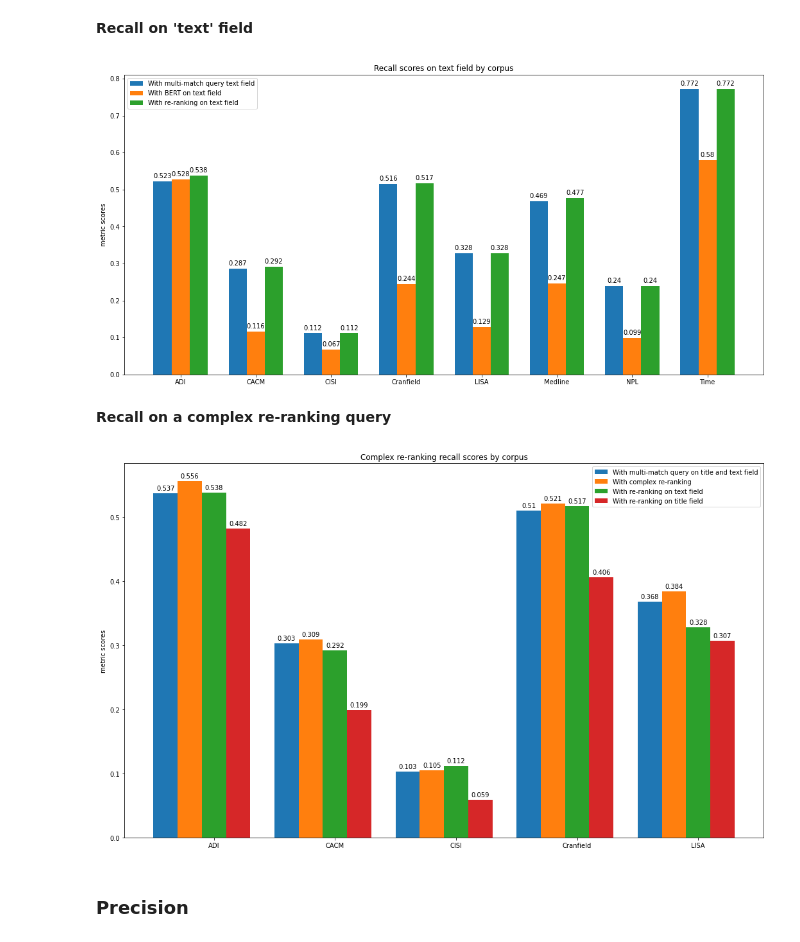
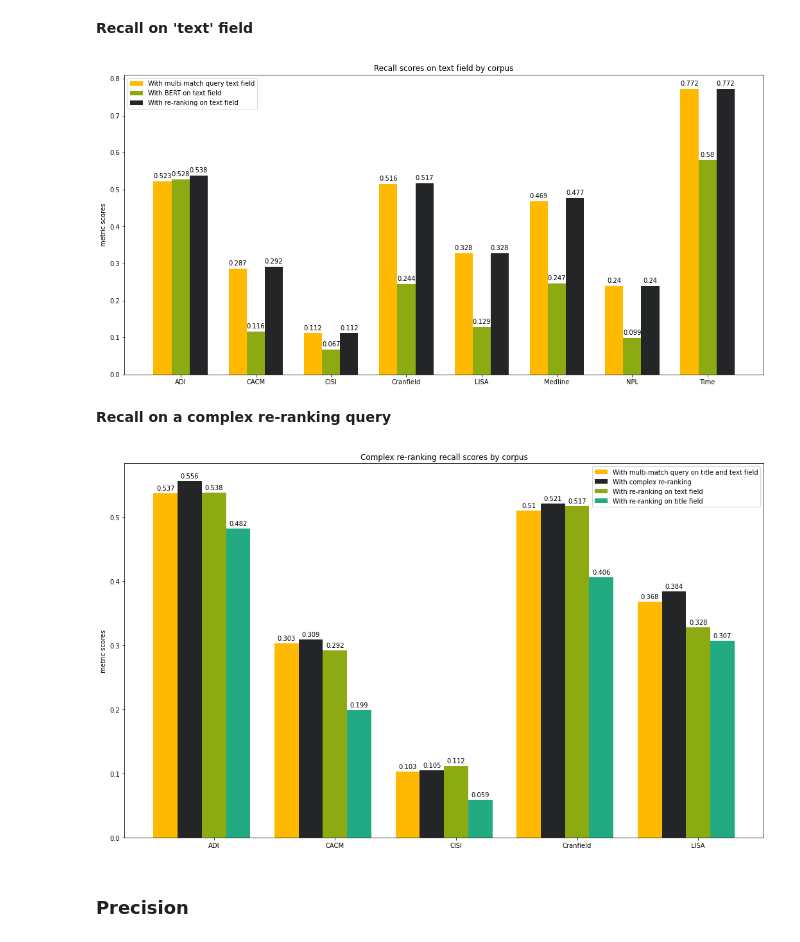
Before and after one commit to pragmalingu/experiments, a Jupyter notebook: 02_Embeddings/Experiment/Second_Experiment_BERT_Embeddings.ipynb, the cells around one changed output. Drawn from its saved outputs; the diff is of its cells as text; code cells hidden in the pictures.

```diff
--- a/02_Embeddings/Experiment/Second_Experiment_BERT_Embeddings.ipynb
+++ b/02_Embeddings/Experiment/Second_Experiment_BERT_Embeddings.ipynb
@@ -3344,10 +3332,13 @@ x = np.arange(len(labels))*2.5  # the label locations
 
 width = 0.6  # the width of the bars
 
+# orange, green, turquoise, black, red, yellow, white
+pragma_colors =  ['#ffb900', '#8cab13', '#22ab82', '#242526', '#cc0000',  '#ffcc00', '#ffffff']
+
 fig, ax = plt.subplots()
-rects1 = ax.bar(x - width, match_metrics_recall_text , width, label='With multi-match query text field')
-rects2 = ax.bar(x, bert_text_metrics_recall, width, label='With BERT on text field')
-rects3 = ax.bar(x + width, rerank_bert_text_metrics_recall, width, label='With re-ranking on text field')
+rects1 = ax.bar(x - width, match_metrics_recall_text , width, label='With multi-match query text field', color=pragma_colors[0])
+rects2 = ax.bar(x, bert_text_metrics_recall, width, label='With BERT on text field', color=pragma_colors[1])
+rects3 = ax.bar(x + width, rerank_bert_text_metrics_recall, width, label='With re-ranking on text field', color=pragma_colors[3])
 
 # Add some text for labels, title and custom x-axis tick labels, etc.
 ax.set_ylabel('metric scores')
@@ -3377,7 +3368,7 @@ fig.set_figheight(8)
 
 plt.show()
 # %% [output]
-[figure, old version]
+[figure, new version]
 # %% [markdown]
 **Recall on a complex re-ranking query**
 # %%
@@ -3420,41 +3411,44 @@ x = np.arange(len(labels))*2.5  # the label locations
 
 width = 0.5  # the width of the bars
 
+# orange, green, turquoise, black, red, yellow, white
+pragma_colors =  ['#ffb900', '#8cab13', '#22ab82', '#242526', '#cc0000',  '#ffcc00', '#ffffff']
+
 fig, ax = plt.subplots()
-rects1 = ax.bar(x - 2*width, match_metrics_recall_text_title , width, label='With multi-match query on title and text field')
-rects2 = ax.bar(x - width, complex_rerank_bert_metrics_recall , width, label='With complex re-ranking')
-rects3 = ax.bar(x, rerank_bert_text_metrics_recall, width, label='With re-ranking on text field')
-rects4 = ax.bar(x + width, rerank_bert_title_metrics_recall, width, label='With re-ranking on title field')
+rects1 = ax.bar(x - 2*width, match_metrics_recall_text_title , width, label='With multi-match query on title and text field', color=pragma_colors[0])
+rects2 = ax.bar(x - width, complex_rerank_bert_metrics_recall , width, label='With complex re-ranking', color=pragma_colors[3])
+rects3 = ax.bar(x, rerank_bert_text_metrics_recall, width, label='With re-ranking on text field', color=pragma_colors[1])
+rects4 = ax.bar(x + width, rerank_bert_title_metrics_recall, width, label='With re-ranking on title field', color=pragma_colors[2])
 
 # Add some text for labels, title and custom x-axis tick labels, etc.
 ax.set_ylabel('metric scores')
 ax.set_title('Complex re-ranking recall scores by corpus')
 ax.set_xticks(x)
 ax.set_xticklabels(labels)
 ax.legend()
 
 def autolabel(rects):
     """Attach a text label above each bar in *rects*, displaying its height."""
     for rect in rects:
         height = rect.get_height()
         ax.annotate('{}'.format(height),
                     xy=(rect.get_x() + rect.get_width() / 2, height),
                     xytext=(0, 3),  # 3 points vertical offset
                     textcoords="offset points",
                     ha='center', va='bottom')
 
 autolabel(rects1)
 autolabel(rects2)
 autolabel(rects3)
 autolabel(rects4)
 
 fig.tight_layout()
 fig.set_figwidth(16)
 fig.set_figheight(10)
 
 plt.show()
 # %% [output]
-[figure, old version]
+[figure, new version]
 # %% [markdown]
 ### Precision
 # %% [markdown]
```
Also changed, not shown: parts of 26 cells of this notebook.
